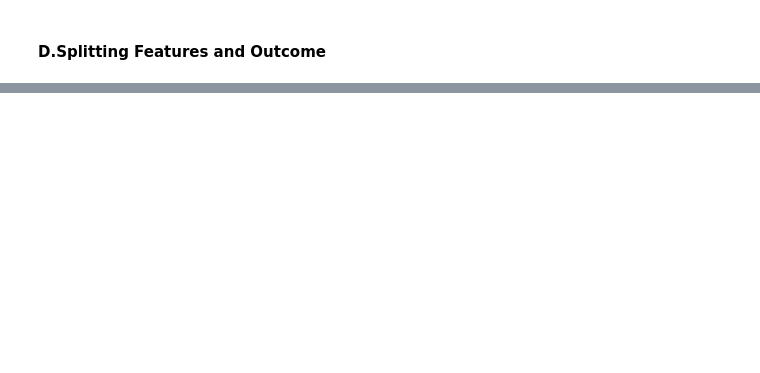
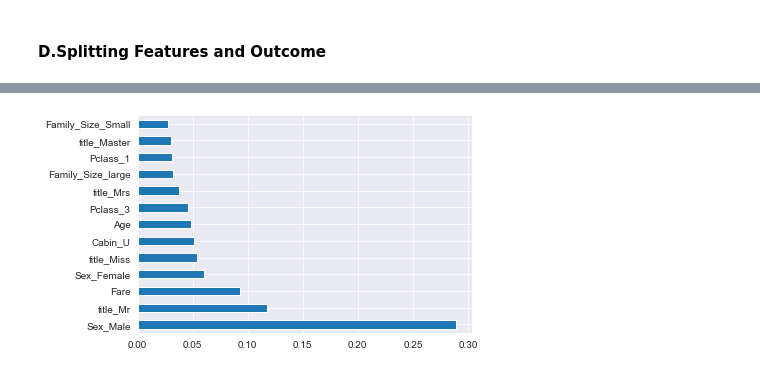
Before and after one commit to rjt92/ML_Notebooks, a Jupyter notebook: Titanic.ipynb, the cells around one changed output, grey strips where cells are left out. Cells and saved outputs as stored; diff of their text form; code cells hidden in the pictures; blank space fills up the shorter version.

```diff
--- a/Titanic.ipynb
+++ b/Titanic.ipynb
@@ -583,0 +665,17 @@ Index(['PassengerId', 'Pclass', 'Age', 'Fare', 'Sex_female', 'Sex_male',
+# %%
+# best features using a diffrent tree
+from sklearn.ensemble import RandomForestClassifier
+model2 = RandomForestClassifier(n_estimators = 15,
+                                criterion = 'gini',
+                                max_features = 'sqrt',
+                                max_depth = None,
+                                min_samples_split =7,
+                                min_weight_fraction_leaf = 0.0,
+                                max_leaf_nodes = 18)
+# %%
+model2 = model2.fit(X_train, y_train)
+feat_importances_2 = pd.Series(model2.feature_importances_,index=X_train.columns)
+feat_importances_2.nlargest(13).plot(kind='barh')
+plt.show()
+# %% [output]
+[figure, added]
```
Also changed, not shown: parts of 48 cells of this notebook.
